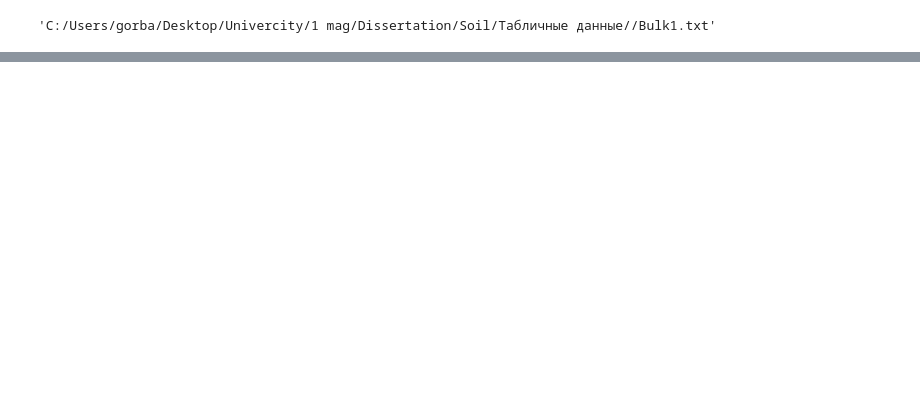
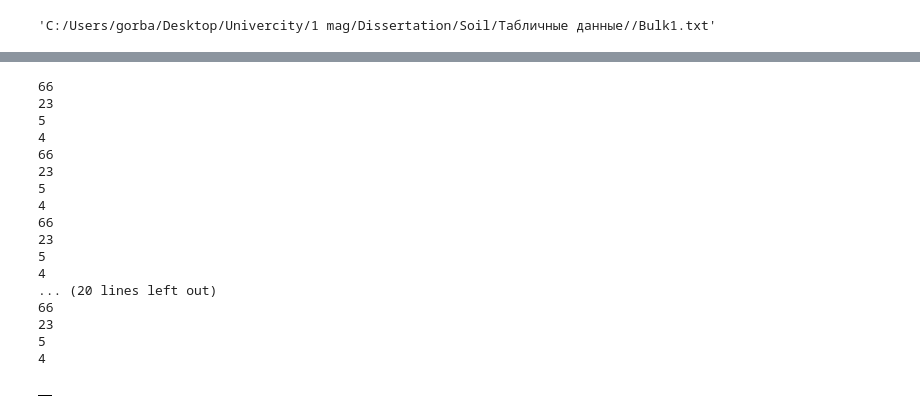
Before and after one commit to aar44i/PET-projects, a Jupyter notebook: SoilGrid/txt_soil_analysis.ipynb, the cells around one changed output, grey strips where cells are left out. Drawn from its saved outputs; the diff is of its cells as text; code cells hidden in the pictures; blank space fills up the shorter version.

```diff
--- a/SoilGrid/txt_soil_analysis.ipynb
+++ b/SoilGrid/txt_soil_analysis.ipynb
@@ -71,4 +82,0 @@ data
-# %%
-for i in range(len(data_links)):
-    df = pd.read_csv(data_links.link[i])
-    if name[i] isin data_links.link[i] тогда соединяем
@@ -74,0 +90,37 @@ for i in range(len(data_links)):
+# %%
+df_merge = pd.DataFrame()
+a = []
+df_test = pd.DataFrame()
+for i in range(len(data_links)):
+    df = pd.read_csv(data_links.link[i], usecols = ['id_2', 'MEAN'])
+    print(len(df))
+#     a.append(df['MEAN'].tolist())
+#     df_test = pd.concat([df_test, df])
+#     df_merge[names[i]] = a
+#     print(df_merge)
+#     df_merge[names[i]] = (df['MEAN'])
+#     df_merge[names[i]].append(df['MEAN'], ignore_index = True)
+#     if names[i] in data_links.link[i + 1]:
+#         df_merge = pd.concat([df_merge, df])
+#     else:
+#         df_merge = df_merge.merge(df, how='left')
+df_test
+# %% [output]
+66
+23
+5
+4
+66
+23
+5
+4
+66
+23
+5
+4
+... (20 lines left out)
+66
+23
+5
+4
+|  |
```
Also changed, not shown: parts of 6 cells of this notebook, 1 other file.
